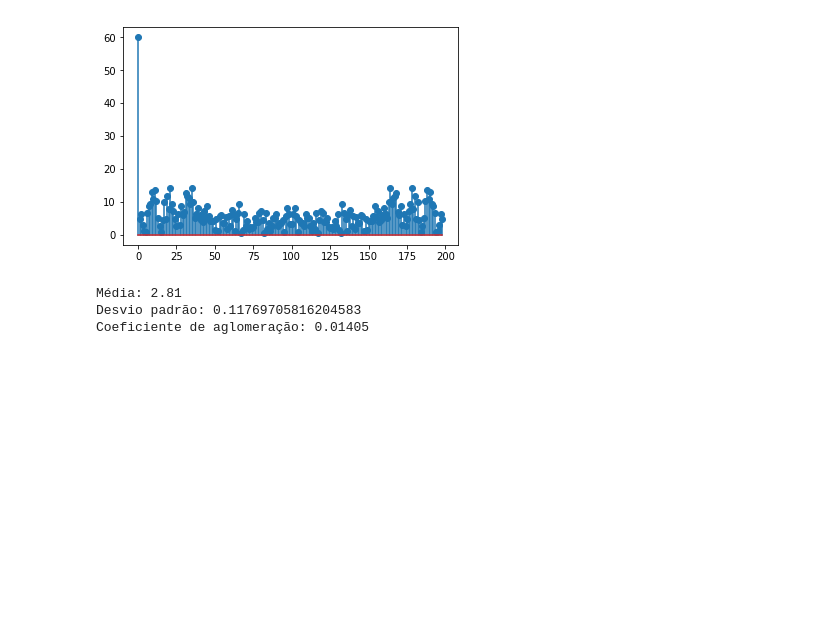
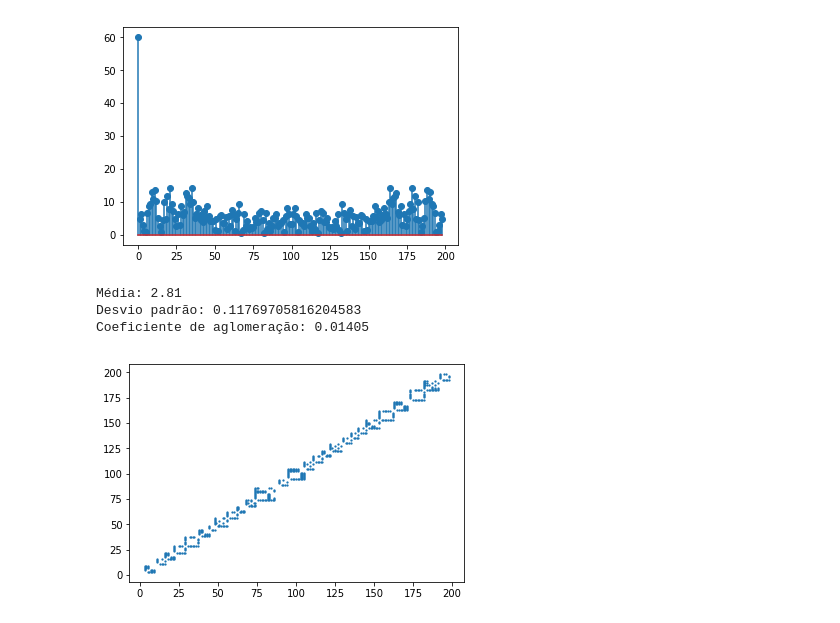
Before and after one commit to ricardotetti/pattern_recognition_and_analisys, a Jupyter notebook: proj_2/Projeto 2.ipynb, the cells around one changed output. Saved outputs shown, nothing was run; the diff lists cells and outputs as text; code cells hidden in the pictures; blank space fills up the shorter version.

```diff
--- a/proj_2/Projeto 2.ipynb
+++ b/proj_2/Projeto 2.ipynb
@@ -296,6 +299,7 @@ def main():
     network_fig2.visibility(padroes_fig2)
     network_fig2.average_degree()
     network_fig2.clustering_coefficient()
+    network_fig2.plot()
 
 class network_based(split_signal):
     def __init__(self):
@@ -313,33 +317,45 @@ class network_based(split_signal):
                     k += 1
                 if (flag == 1):
                     self.M[i][j] = 1
                     self.M[j][i] = 1
         #print(self.M)
     def average_degree(self):
         edges = 0
         for i in range(len(padroes_fig2)):
             for j in range(len(padroes_fig2)):
                 if self.M[i][j] == 1:
                     edges += 1
         average = edges/(len(padroes_fig2))
         standard_deviation = self.M.std()
         print("Média:",average)
         print("Desvio padrão:",standard_deviation)
     def clustering_coefficient(self):
         degree_node = []
         contador = 0
         for i in range(len(self.M)):
             degree_node.append(sum(self.M[i]))
             contador += 1
         clustering_coefficient = sum(degree_node)/(contador*contador)
         print("Coeficiente de aglomeração:",clustering_coefficient)
+    def plot(self):
+        x = []
+        y = []
+        for i in range(len(padroes_fig2)):
+            for j in range(len(padroes_fig2)):
+                if self.M[i][j] == 1:
+                    x.append(i)
+                    y.append(j)
+        #print(x)
+        plt.scatter(x,y,s = 1.5)
+        plt.show()
 
 if __name__ == '__main__':
     main()
 # %% [output]
 Média: 2.81
 Desvio padrão: 0.11769705816204583
 Coeficiente de aglomeração: 0.01405
+[figure, added]
 # %%
 def main():
     dfa_fig2 = dfa()
```
Also changed, not shown: parts of 1 cell of this notebook.
